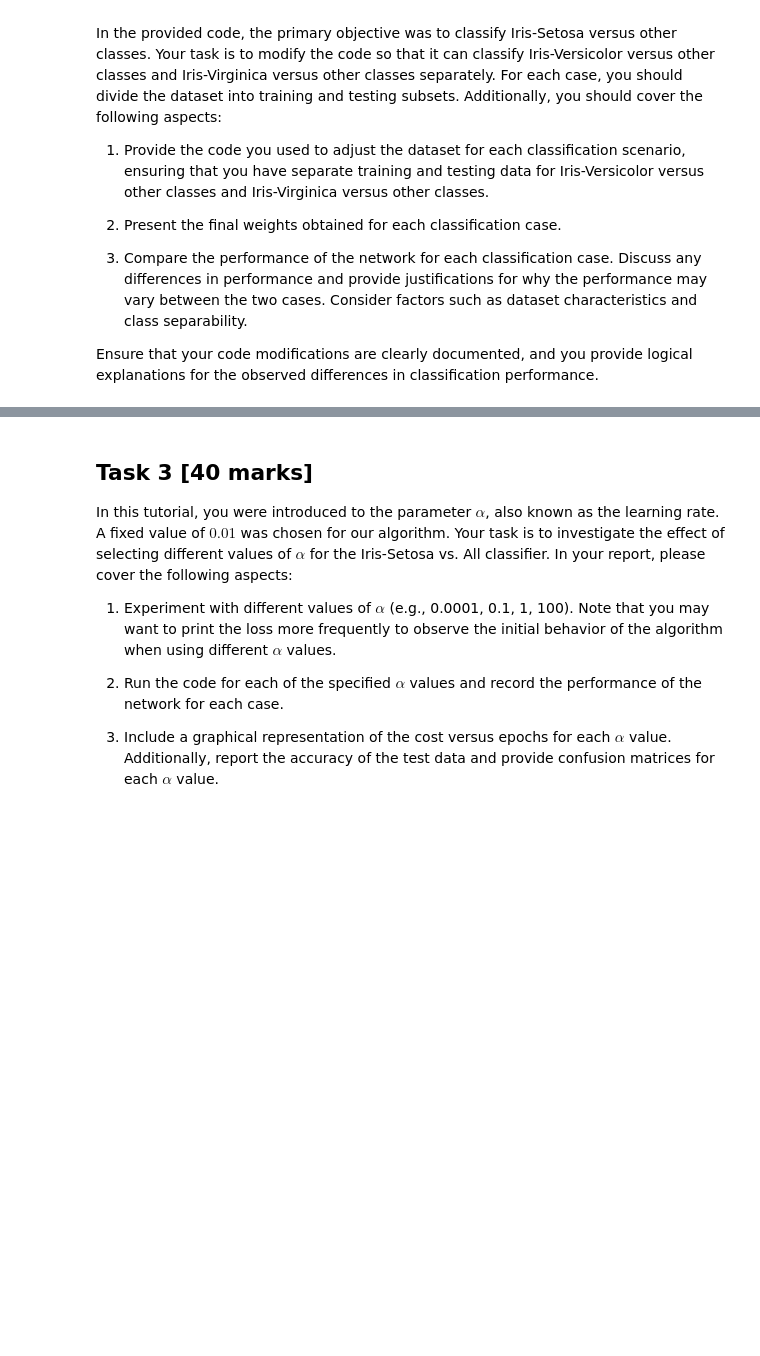
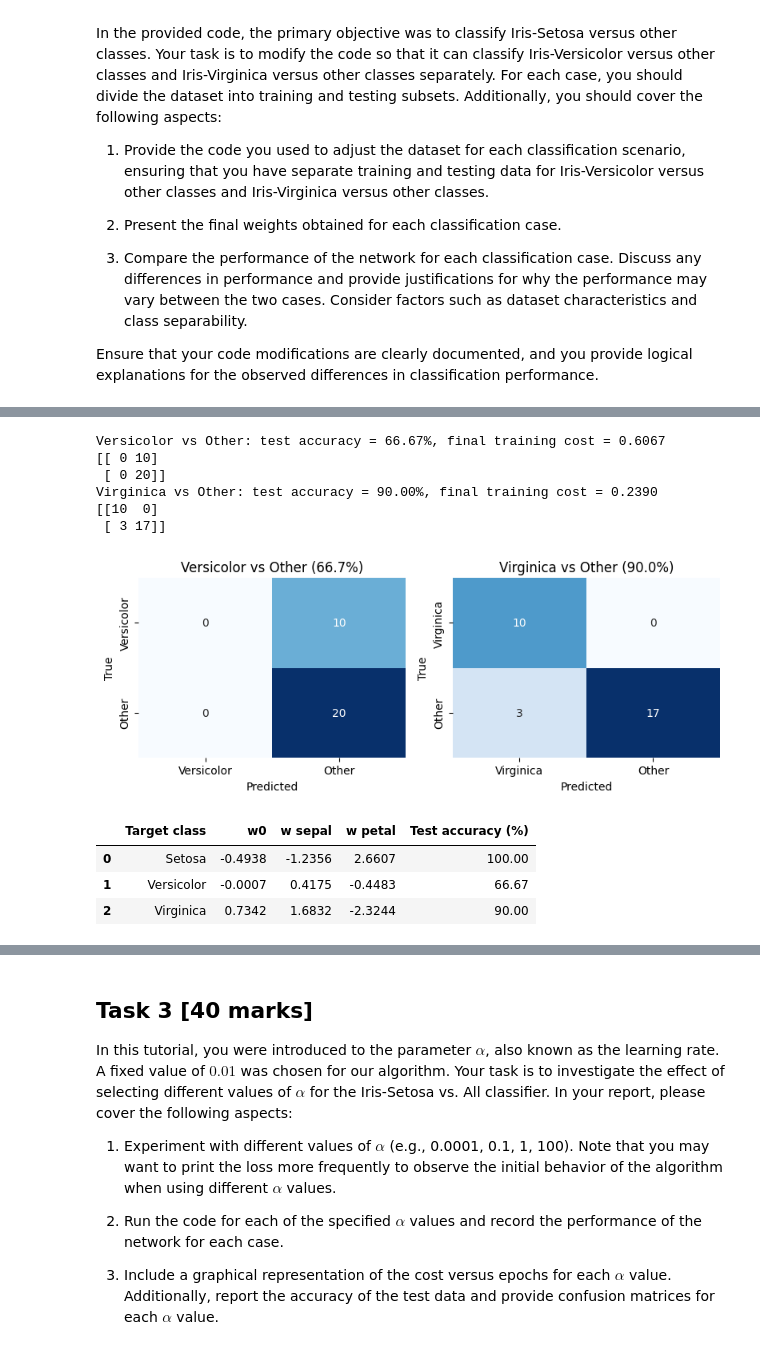
Before and after one commit to Marc0s-ikp/imperial_eee_machine_learning_course-main, a Jupyter notebook: 04_ML_Logistic.ipynb, the cells around one changed output, grey strips where cells are left out. Saved outputs shown, nothing was run; the diff lists cells and outputs as text; code cells hidden in the pictures; blank space fills up the shorter version.

```diff
--- a/04_ML_Logistic.ipynb
+++ b/04_ML_Logistic.ipynb
@@ -254,0 +362,27 @@ Ensure that your code modifications are clearly documented, and you provide logi
+# %%
+fig, axes = plt.subplots(1, 2, figsize=(8, 3.2))
+for ax, name in zip(axes, cases):
+    W, loss, cm, acc = ovr_results[name]
+    print(f"{name} vs Other: test accuracy = {acc*100:.2f}%, final training cost = {loss[-1]:.4f}")
+    print(cm)
+    sns.heatmap(cm, annot=True, fmt='d', cmap='Blues', cbar=False, ax=ax,
+                xticklabels=[name, 'Other'], yticklabels=[name, 'Other'])
+    ax.set_xlabel('Predicted'); ax.set_ylabel('True'); ax.set_title(f'{name} vs Other ({acc*100:.1f}%)')
+plt.tight_layout(); plt.show()
+
+acc_setosa = evaluate(X_test, y_test, W_setosa)[1]
+summary = [['Setosa', *np.round(W_setosa, 4), round(acc_setosa * 100, 2)]]
+summary += [[n, *np.round(ovr_results[n][0], 4), round(ovr_results[n][3] * 100, 2)] for n in cases]
+pd.DataFrame(summary, columns=['Target class', 'w0', 'w sepal', 'w petal', 'Test accuracy (%)'])
+# %% [output]
+Versicolor vs Other: test accuracy = 66.67%, final training cost = 0.6067
+[[ 0 10]
+ [ 0 20]]
+Virginica vs Other: test accuracy = 90.00%, final training cost = 0.2390
+[[10  0]
+ [ 3 17]]
+[figure, added]
+|  | Target class | w0 | w sepal | w petal | Test accuracy (%) |
+| 0 | Setosa | -0.4938 | -1.2356 | 2.6607 | 100.00 |
+| 1 | Versicolor | -0.0007 | 0.4175 | -0.4483 | 66.67 |
+| 2 | Virginica | 0.7342 | 1.6832 | -2.3244 | 90.00 |
```
Also changed, not shown: parts of 17 cells of this notebook.
